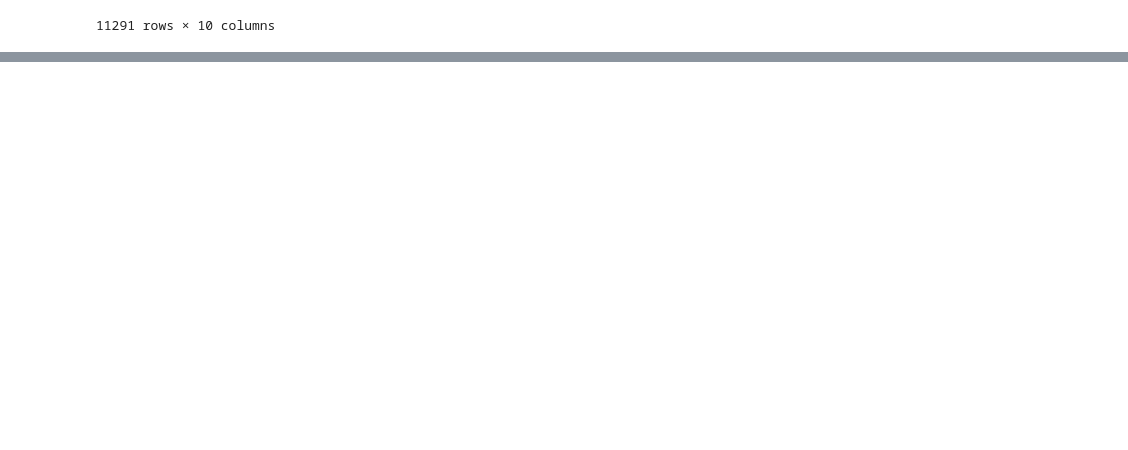
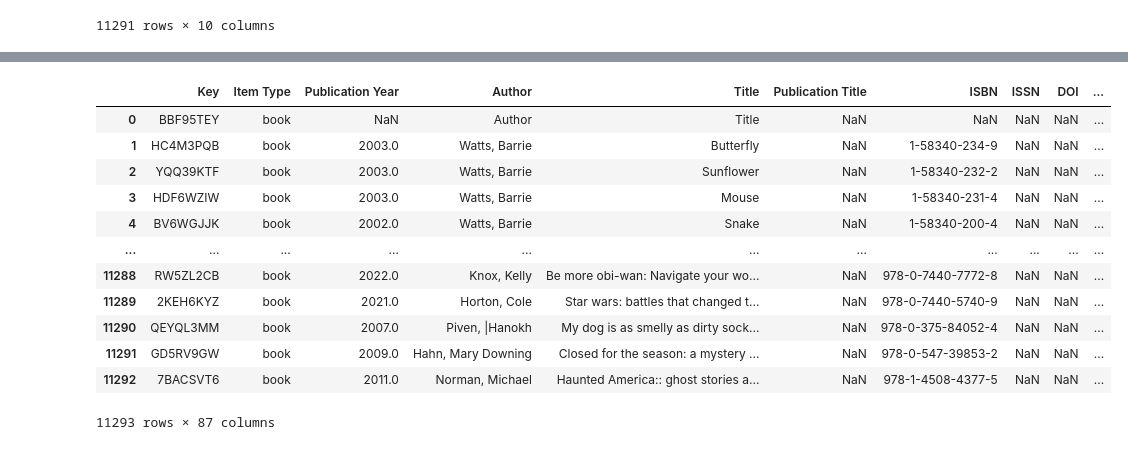
Before and after one commit to isha2345/CS5200FinalProject, a Jupyter notebook: book_api.ipynb, the cells around one changed output, grey strips where cells are left out. Drawn from its saved outputs; the diff is of its cells as text; code cells hidden in the pictures; blank space fills up the shorter version.

```diff
--- a/book_api.ipynb
+++ b/book_api.ipynb
@@ -495,0 +1256,17 @@ response
+# %%
+blueHill = pd.read_csv('/Users/rwebb/Desktop/ReMo/BlueHillConsolidatedSchool.csv')
+blueHill
+# %% [output]
+|  | Key | Item Type | Publication Year | Author | Title | Publication Title | ISBN | ISSN | DOI | ... |
+| 0 | BBF95TEY | book | NaN | Author | Title | NaN | NaN | NaN | NaN | ... |
+| 1 | HC4M3PQB | book | 2003.0 | Watts, Barrie | Butterfly | NaN | 1-58340-234-9 | NaN | NaN | ... |
+| 2 | YQQ39KTF | book | 2003.0 | Watts, Barrie | Sunflower | NaN | 1-58340-232-2 | NaN | NaN | ... |
+| 3 | HDF6WZIW | book | 2003.0 | Watts, Barrie | Mouse | NaN | 1-58340-231-4 | NaN | NaN | ... |
+| 4 | BV6WGJJK | book | 2002.0 | Watts, Barrie | Snake | NaN | 1-58340-200-4 | NaN | NaN | ... |
+| ... | ... | ... | ... | ... | ... | ... | ... | ... | ... | ... |
+| 11288 | RW5ZL2CB | book | 2022.0 | Knox, Kelly | Be more obi-wan: Navigate your wo... | NaN | 978-0-7440-7772-8 | NaN | NaN | ... |
+| 11289 | 2KEH6KYZ | book | 2021.0 | Horton, Cole | Star wars: battles that changed t... | NaN | 978-0-7440-5740-9 | NaN | NaN | ... |
+| 11290 | QEYQL3MM | book | 2007.0 | Piven, |Hanokh | My dog is as smelly as dirty sock... | NaN | 978-0-375-84052-4 | NaN | NaN | ... |
+| 11291 | GD5RV9GW | book | 2009.0 | Hahn, Mary Downing | Closed for the season: a mystery ... | NaN | 978-0-547-39853-2 | NaN | NaN | ... |
+| 11292 | 7BACSVT6 | book | 2011.0 | Norman, Michael | Haunted America:: ghost stories a... | NaN | 978-1-4508-4377-5 | NaN | NaN | ... |
+11293 rows × 87 columns
```
Also changed, not shown: parts of 68 cells of this notebook.
